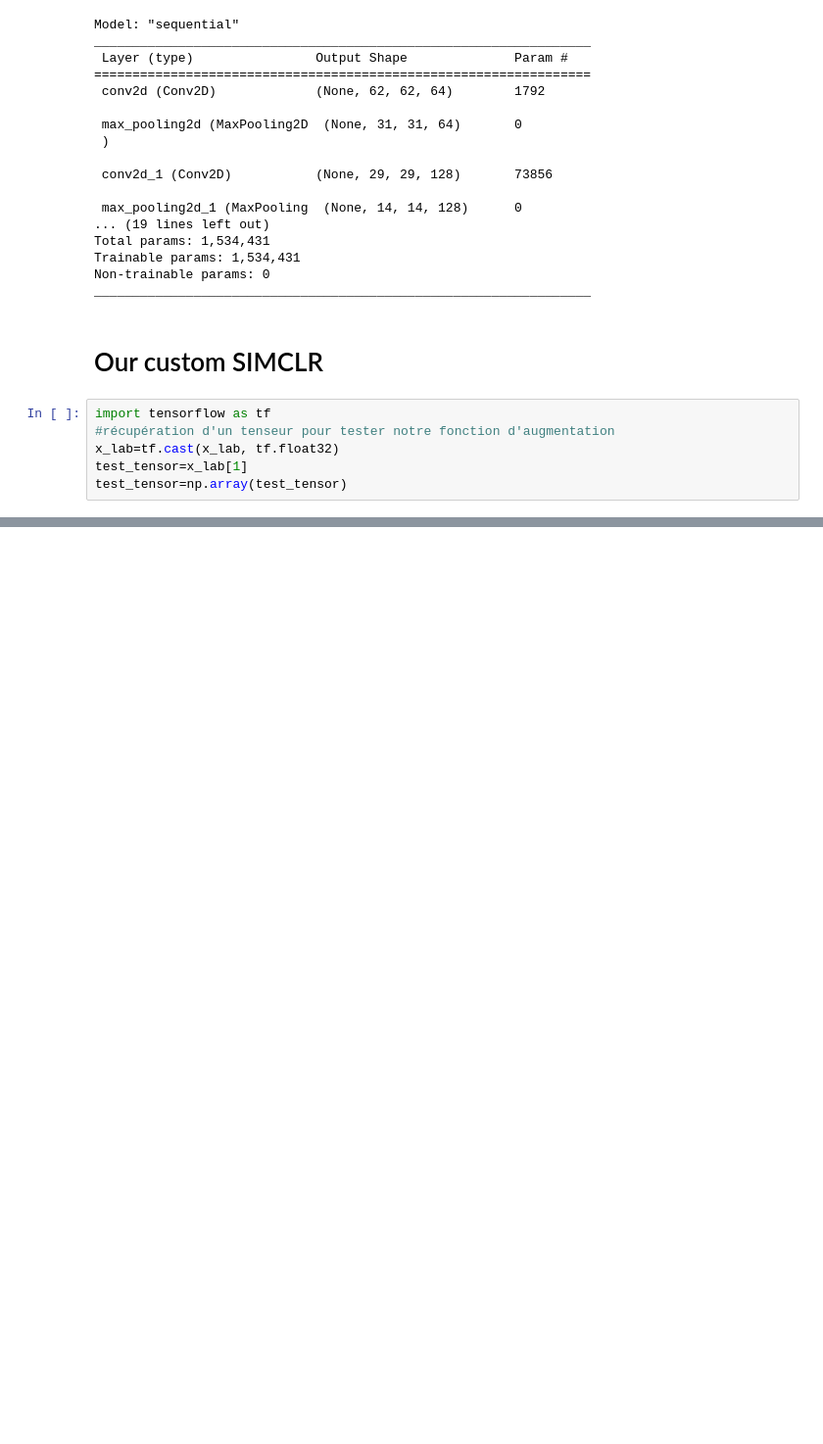
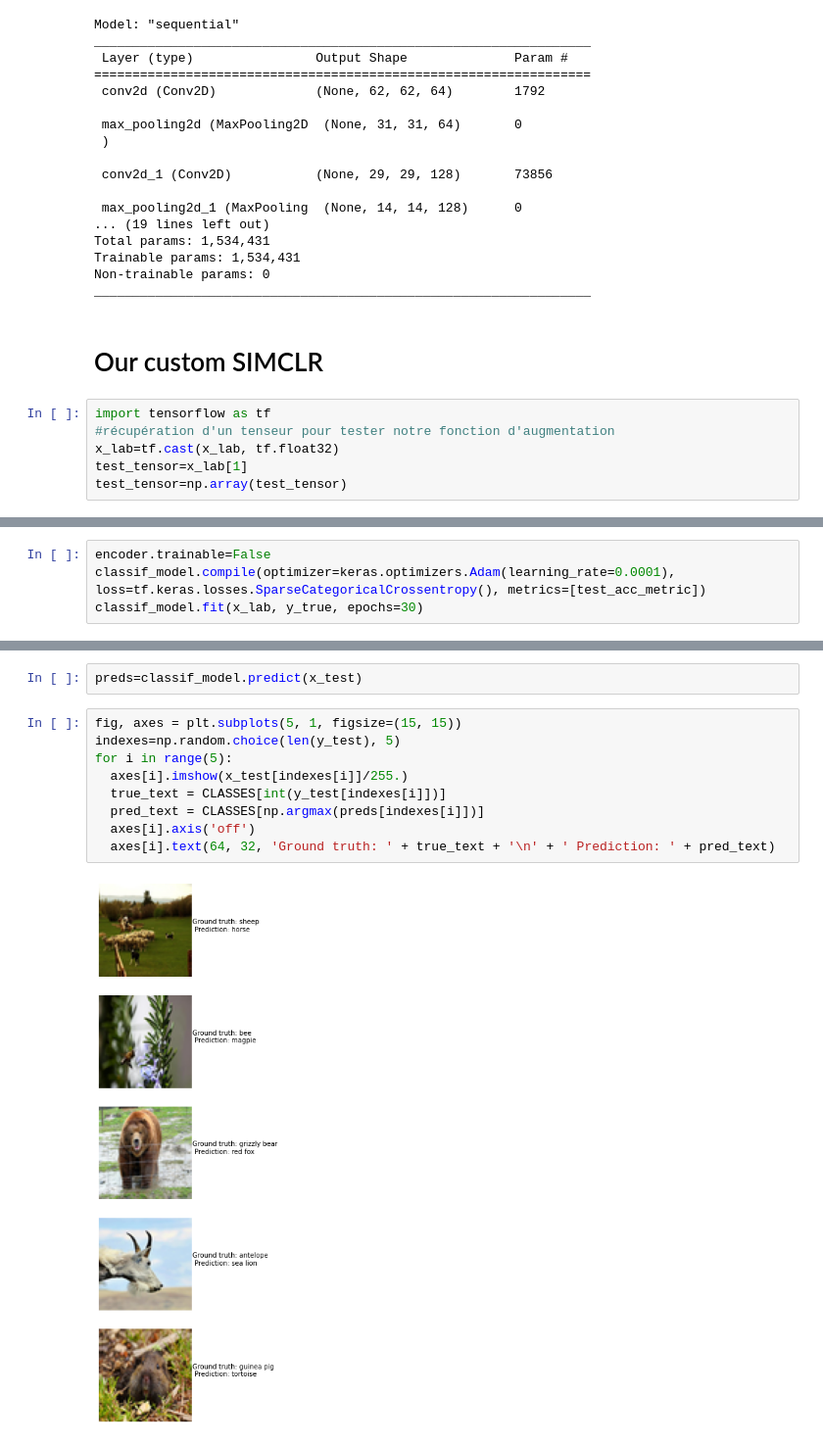
Before and after one commit to leagaze/contrastive-learning, a Jupyter notebook: Projet.ipynb, the cells around one changed output, grey strips where cells are left out. Shown at 98% size. Cells and saved outputs as stored; diff of their text form; blank space fills up the shorter version.

```diff
--- a/Projet.ipynb
+++ b/Projet.ipynb
@@ -553,0 +605,4 @@ ValueError: ignored
+# %%
+encoder.trainable=False
+classif_model.compile(optimizer=keras.optimizers.Adam(learning_rate=0.0001), loss=tf.keras.losses.SparseCategoricalCrossentropy(), metrics=[test_acc_metric])
+classif_model.fit(x_lab, y_true, epochs=30)
@@ -553,0 +634,13 @@ ValueError: ignored
+# %%
+preds=classif_model.predict(x_test)
+# %%
+fig, axes = plt.subplots(5, 1, figsize=(15, 15))
+indexes=np.random.choice(len(y_test), 5)
+for i in range(5):
+  axes[i].imshow(x_test[indexes[i]]/255.)
+  true_text = CLASSES[int(y_test[indexes[i]])]
+  pred_text = CLASSES[np.argmax(preds[indexes[i]])]
+  axes[i].axis('off')
+  axes[i].text(64, 32, 'Ground truth: ' + true_text + '\n' + ' Prediction: ' + pred_text)
+# %% [output]
+[figure, added]
```
Also changed, not shown: parts of 16 cells of this notebook.
